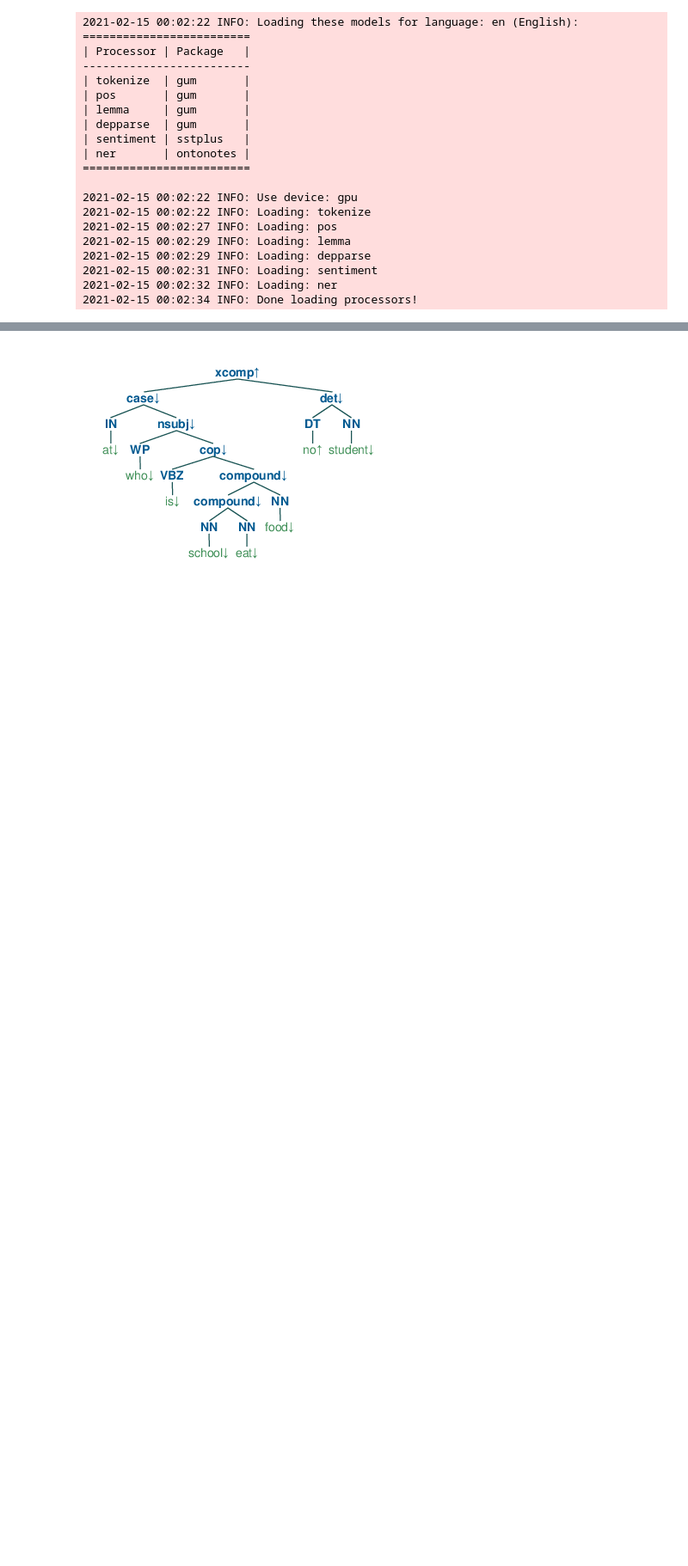
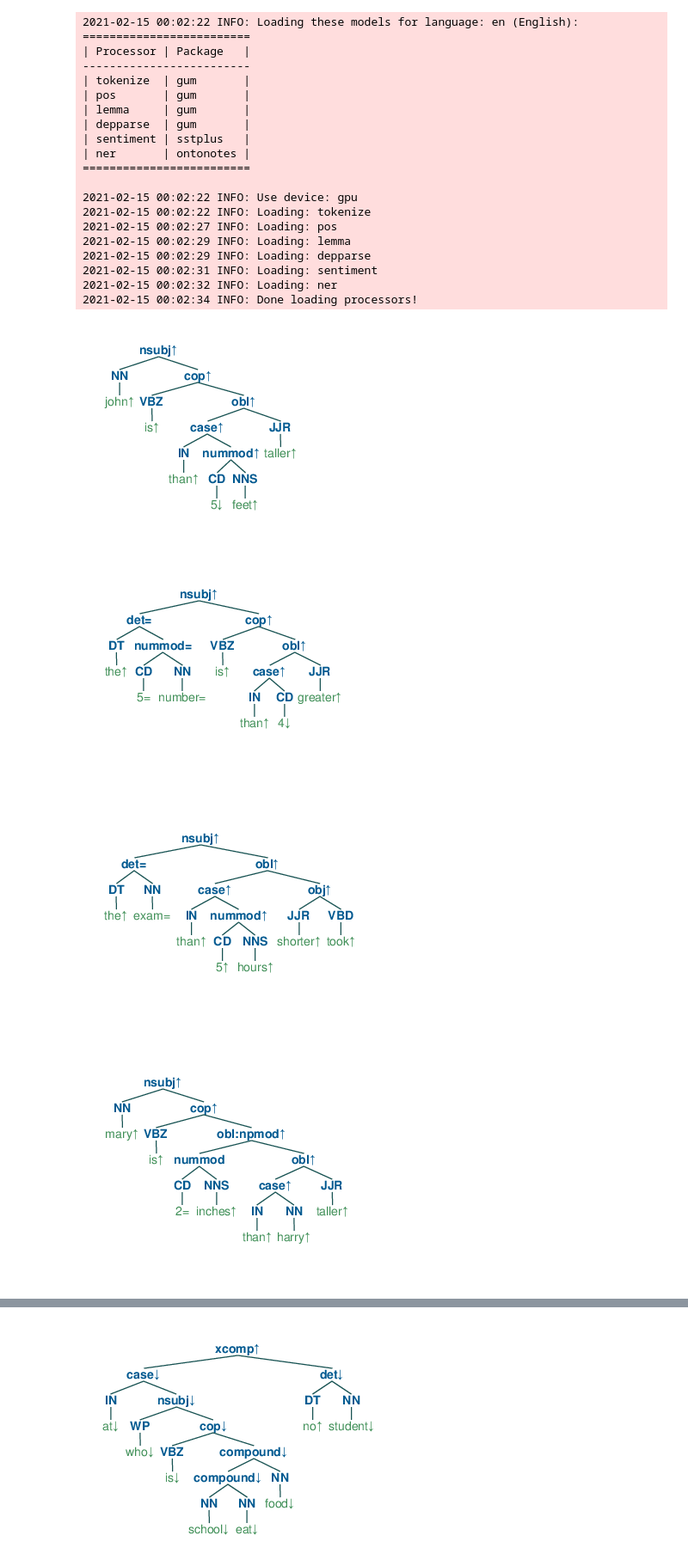
Before and after one commit to eric11eca/NeuralLog, a Jupyter notebook: src/Udep2Mono.ipynb, the cells around one changed output, grey strips where cells are left out. Shown: that part at 86% size. Drawn from its saved outputs; the diff is of its cells as text; code cells hidden in the pictures; blank space fills up the shorter version.

Commit message:
add numerical comparative monotonicity

```diff
--- a/src/Udep2Mono.ipynb
+++ b/src/Udep2Mono.ipynb
@@ -301,6 +301,7 @@ hierarchy = {
     "obj": 60,
     "obl": 50,
     "obl:tmod": 50,
+    "obl:npmod": 50,
     "cop": 50,
     "acl": 60,
     "acl:relcl": 60,
@@ -575,7 +610,7 @@ class Polarizer:
             "nsubj:pass": self.polarize_nsubj,
             "nummod": self.polarize_nummod,
             "obj": self.polarize_obj,
-            "obl": self.polarize_obj,
+            "obl": self.polarize_obl,
             "obl:npmod": self.polarize_oblnpmod,
             "obl:tmod": self.polarize_inherite,
             "parataxis": self.polarize_inherite,
@@ -921,11 +956,19 @@ class Polarizer:
         right = tree.right
         left = tree.left
 
+        scalar_arrow = "+"
         if right.is_tree:
             self.polarize(right)
+            scalar_arrow = scalar_comparative[right.left.val]
+        else:
+            scalar_arrow = scalar_comparative[right.val]
 
         if left.is_tree:
             self.polarize(left)
+            if left.right.val == "nummod":
+                left.right.left.mark = scalar_arrow
+            elif left.right.pos == "CD":
+                left.right.mark = scalar_arrow
 
         if right.mark == "-":
             self.negate(left, -1)
@@ -1150,3 +1193,21 @@ class PolarizationPipeline:
                 if self.verbose == 2:
                     print(str(e))
                 self.exceptioned.append(sent)
+# %%
+# test comparative numerical inference
+sentences = ["John is taller than 5 feet",
+             "The number 5 is greater than 4",
+             "The exam took shorter than 5 hours",
+             "Mary is 2 inches taller than Harry"]
+
+pipeline = PolarizationPipeline(verbose=0)
+for sentence in sentences:
+    annotation = pipeline.single_polarization(sentence)
+    tree1 = pipeline.postprocess(annotation["polarized_tree"],[])
+    btree = Tree.fromstring(tree1.replace('[', '(').replace(']', ')'))
+    jupyter_draw_nltk_tree(btree)
+# %% [output]
+[figure, added]
+[figure, added]
+[figure, added]
+[figure, added]
```
Also changed, not shown: parts of 2 cells of this notebook.
